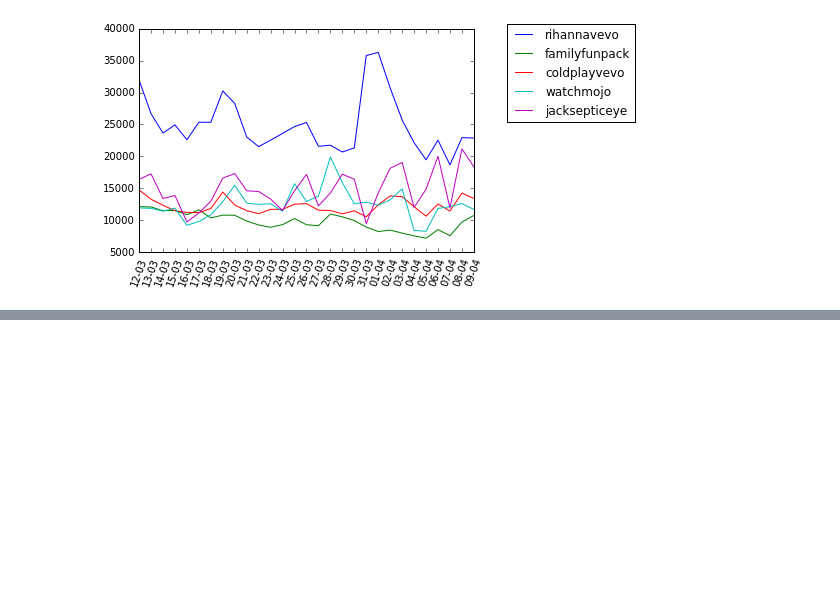
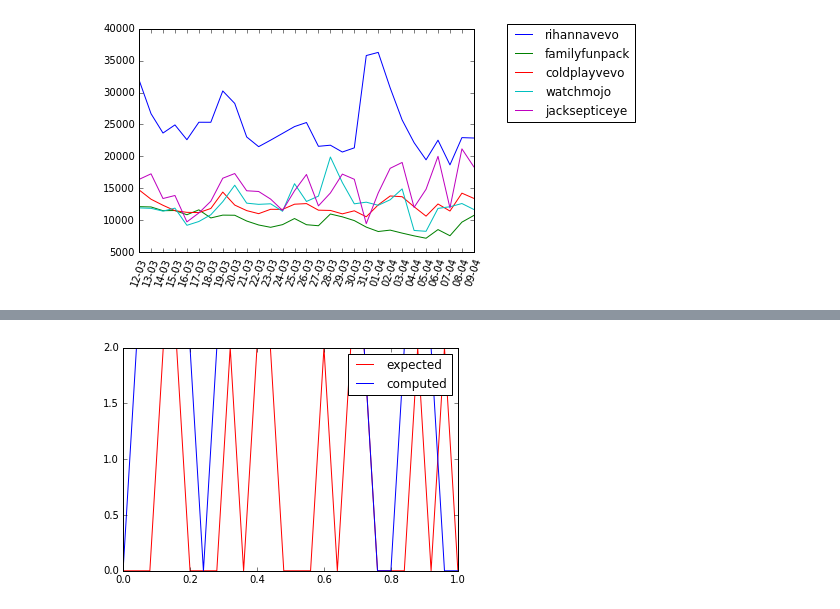
Before and after one commit to scoiatael/MSIwZiSP, a Jupyter notebook: data_manipulation.ipynb, the cells around one changed output, grey strips where cells are left out. Cells and saved outputs as stored; diff of their text form; code cells hidden in the pictures; blank space fills up the shorter version.

```diff
--- a/data_manipulation.ipynb
+++ b/data_manipulation.ipynb
@@ -121,0 +146,4 @@ Predicted class for first test input: array([[ -3.09228199e-11]])
+# %%
+plot_results(test_scaled)
+# %% [output]
+[figure, added]
```
Also changed, not shown: parts of 18 cells of this notebook, 1 other file.
